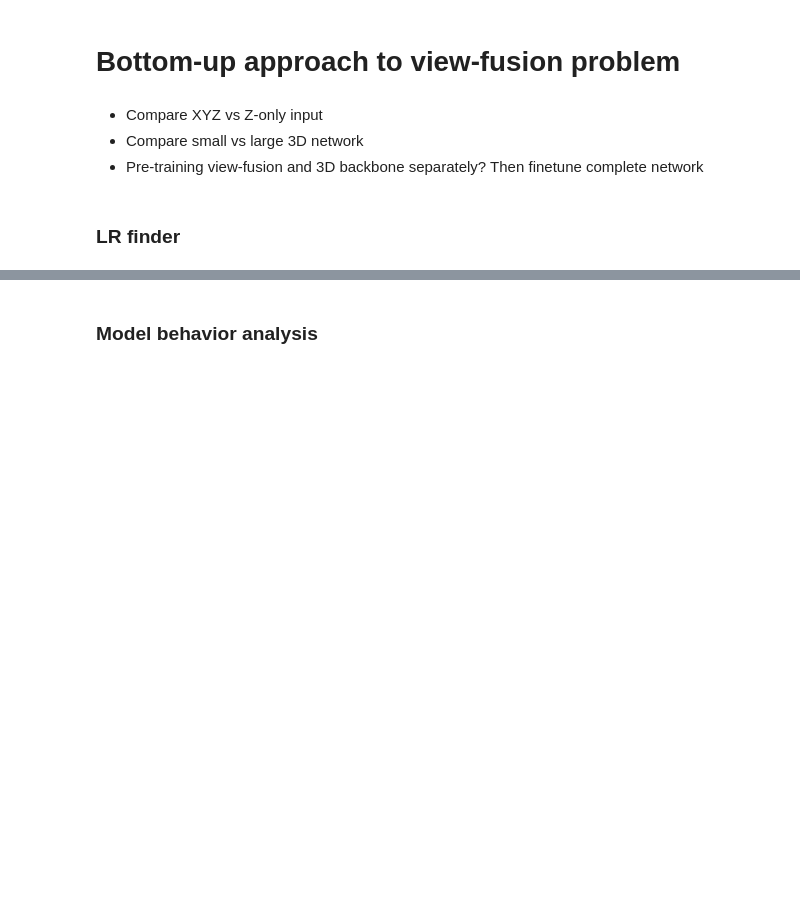
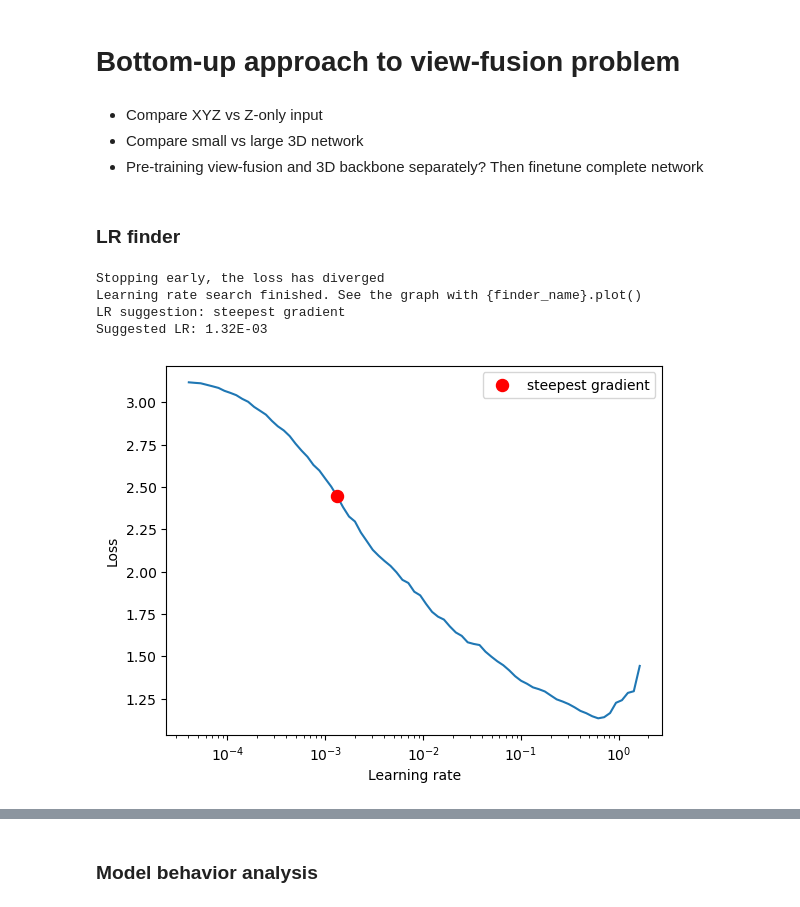
Before and after one commit to fsun2000/DeepViewAgg, a Jupyter notebook: notebooks/thesis_results/smaller_3d_network.ipynb, the cells around one changed output, grey strips where cells are left out. Saved outputs shown, nothing was run; the diff lists cells and outputs as text; code cells hidden in the pictures; blank space fills up the shorter version.

```diff
--- a/notebooks/thesis_results/smaller_3d_network.ipynb
+++ b/notebooks/thesis_results/smaller_3d_network.ipynb
@@ -317,6 +316,31 @@ dataset.create_dataloaders(
     val_only=False,
     test_batch_size=1
 )
+# %%
+from lr_finder import LRFinder
+
+criterion = nn.NLLLoss(ignore_index=IGNORE_LABEL)
+optimizer = torch.optim.AdamW(model.parameters(), lr=1e-5, weight_decay=0.01, betas=(0.9, 0.99))
+lr_finder = LRFinder(model, optimizer, criterion, device="cuda")
+lr_finder.range_test(dataset._train_loader, end_lr=10, num_iter=100)
+lr_finder.plot() # to inspect the loss-learning rate graph
+lr_finder.reset() # to reset the model and optimizer to their initial state
+
+# DeepSetAttention lr_range = [0.001, 0.03]
+# MVFusion_small_6views     = [0.001, 0.03]
+# DeepSet_3D                = []
+
+# SimpleLinear_3D_large     = [0.001, 0.08]
+# DeepSetAttention_Res16UNet13-12 = [0.001, 0.05]
+# MVFusion_small_6views_Res16UNet13-12 = [0.001, 0.04]
+# SimpleLinear_Res16UNet13-12 = [0.001, 0.1]
+# SimpleLinear_Res16UNet34   =  [0.001, 0.3]
+# %% [output]
+Stopping early, the loss has diverged
+Learning rate search finished. See the graph with {finder_name}.plot()
+LR suggestion: steepest gradient
+Suggested LR: 1.32E-03
+[figure, added]
 # %%
 from lr_finder import LRFinder
 
```
Also changed, not shown: parts of 13 cells of this notebook, 13 other files.
